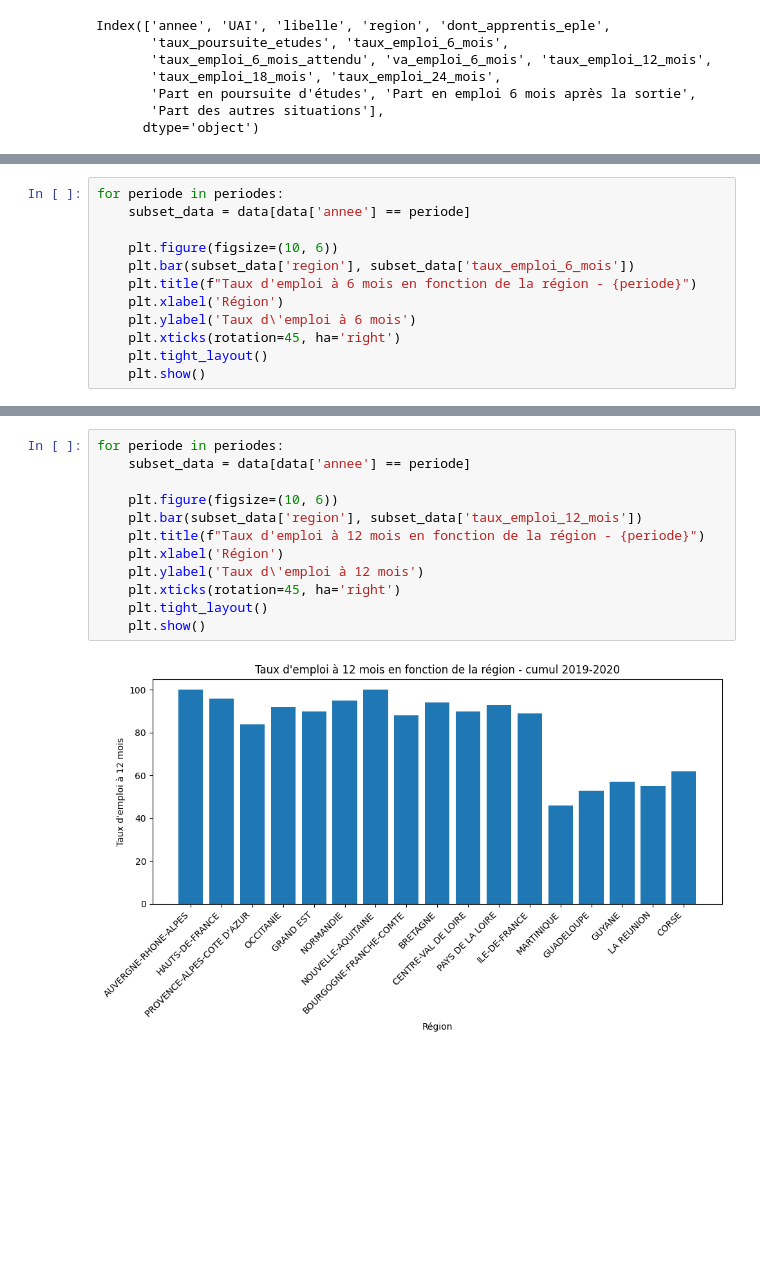
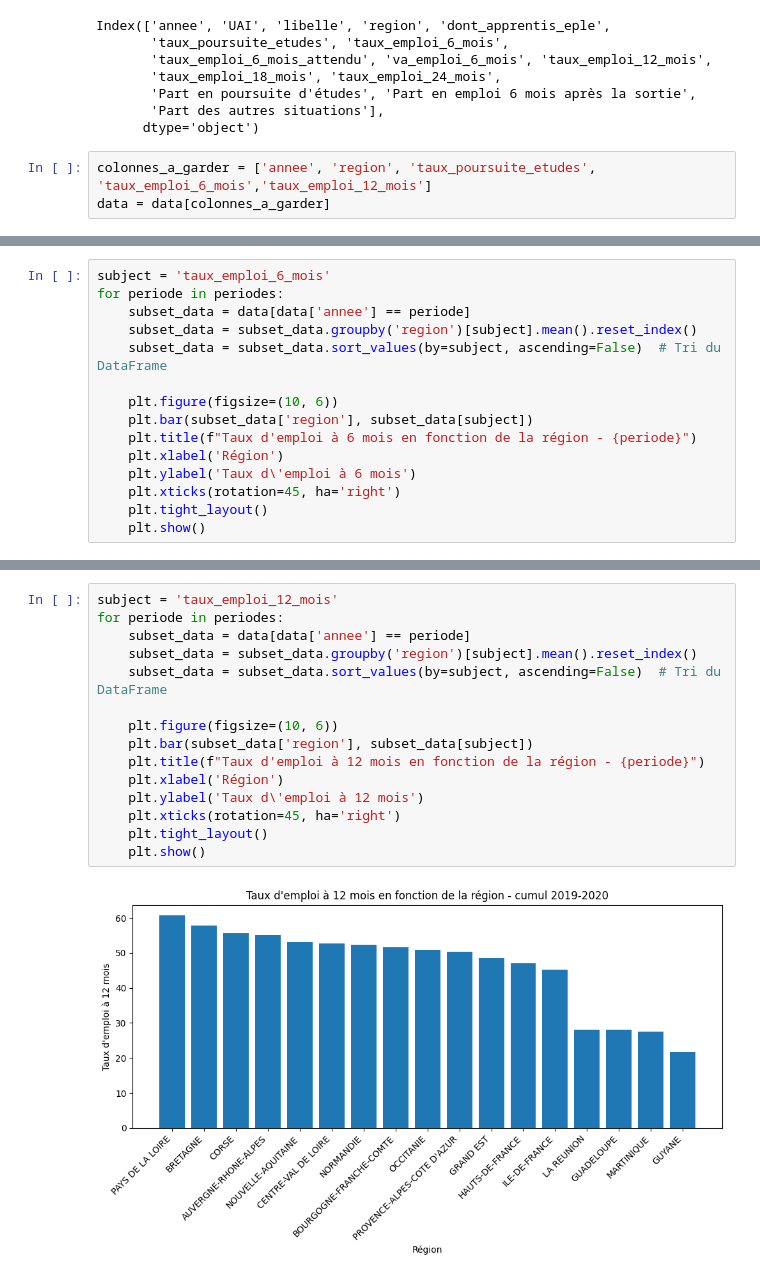
Before and after one commit to deltaryss/Sujet2-pythonFrameIA, a Jupyter notebook: Sujet2_data_pythonFrameIA.ipynb, the cells around one changed output, grey strips where cells are left out. Cells and saved outputs as stored; diff of their text form; blank space fills up the shorter version.

```diff
--- a/Sujet2_data_pythonFrameIA.ipynb
+++ b/Sujet2_data_pythonFrameIA.ipynb
@@ -30,3 +29,6 @@ Index(['annee', 'UAI', 'libelle', 'region', 'dont_apprentis_eple',
        'Part en poursuite d'études', 'Part en emploi 6 mois après la sortie',
        'Part des autres situations'],
       dtype='object')
+# %%
+colonnes_a_garder = ['annee', 'region', 'taux_poursuite_etudes', 'taux_emploi_6_mois','taux_emploi_12_mois']
+data = data[colonnes_a_garder]
@@ -46,11 +58,14 @@ data.describe()
 data['annee'] = pd.Categorical(data['annee'], categories=data['annee'].unique(), ordered=True)
 periodes = data['annee'].unique()
 # %%
+subject = 'taux_emploi_6_mois'
 for periode in periodes:
     subset_data = data[data['annee'] == periode]
+    subset_data = subset_data.groupby('region')[subject].mean().reset_index()
+    subset_data = subset_data.sort_values(by=subject, ascending=False)  # Tri du DataFrame
 
     plt.figure(figsize=(10, 6))
-    plt.bar(subset_data['region'], subset_data['taux_emploi_6_mois'])
+    plt.bar(subset_data['region'], subset_data[subject])
     plt.title(f"Taux d'emploi à 6 mois en fonction de la région - {periode}")
     plt.xlabel('Région')
     plt.ylabel('Taux d\'emploi à 6 mois')
@@ -64,14 +93,17 @@ for periode in periodes:
 # %%
+subject = 'taux_emploi_12_mois'
 for periode in periodes:
     subset_data = data[data['annee'] == periode]
+    subset_data = subset_data.groupby('region')[subject].mean().reset_index()
+    subset_data = subset_data.sort_values(by=subject, ascending=False)  # Tri du DataFrame
 
     plt.figure(figsize=(10, 6))
-    plt.bar(subset_data['region'], subset_data['taux_emploi_12_mois'])
+    plt.bar(subset_data['region'], subset_data[subject])
     plt.title(f"Taux d'emploi à 12 mois en fonction de la région - {periode}")
     plt.xlabel('Région')
     plt.ylabel('Taux d\'emploi à 12 mois')
     plt.xticks(rotation=45, ha='right')
     plt.tight_layout()
     plt.show()
 # %% [output]
-[figure, old version]
+[figure, new version]
```
Also changed, not shown: parts of 13 cells of this notebook, 1 other file.
